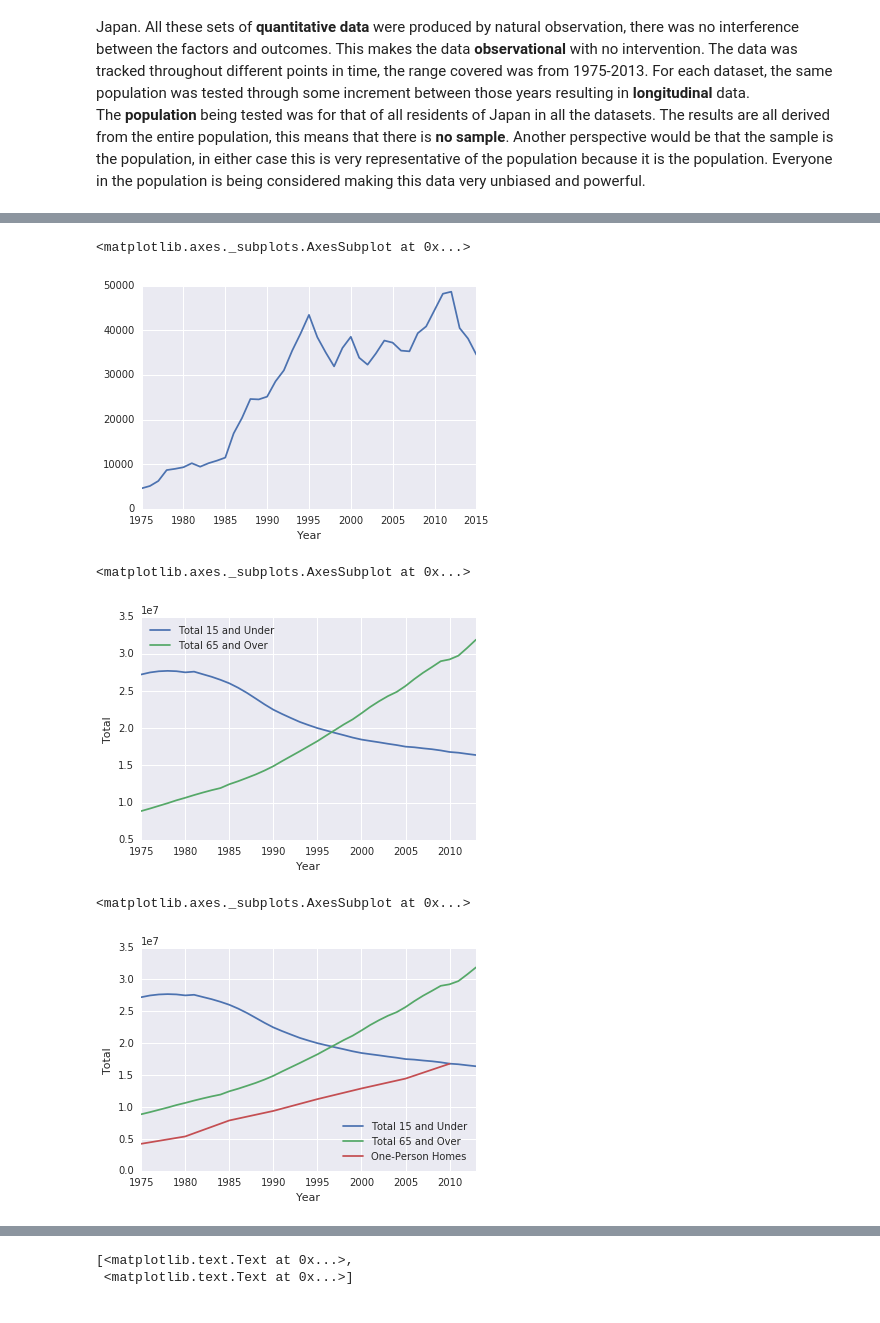
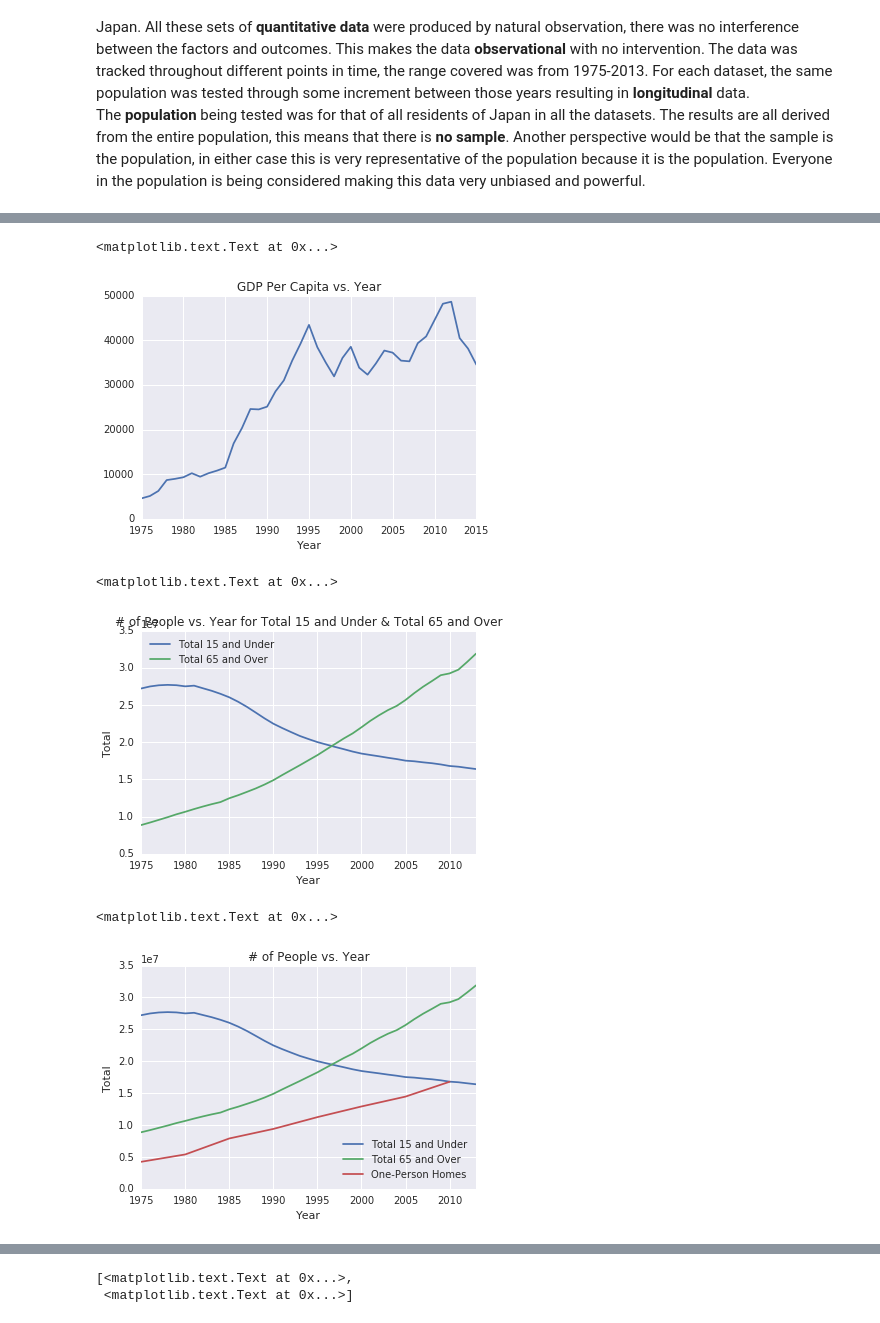
Before and after one commit to AldoSevada/Japan-Population-Analysis, a Jupyter notebook: project.ipynb, the cells around one changed output, grey strips where cells are left out. Cells and saved outputs as stored; diff of their text form; code cells hidden in the pictures.

Commit message:
Added titles to graphs

```diff
--- a/project.ipynb
+++ b/project.ipynb
@@ -243,22 +245,25 @@ over65Frame.plot()
 # %%
 gdpFrame['GDP Per Capita'].plot()
+plt.title('GDP Per Capita vs. Year')
 # %% [output]
-<matplotlib.axes._subplots.AxesSubplot at 0x...>
+<matplotlib.text.Text at 0x...>
-[figure, old version]
+[figure, new version]
 # %%
 # Population
 under15Frame['Total 15 and Under'].plot(legend=True).set(yLabel='Total')
 over65Frame['Total 65 and Over'].plot(legend=True)
+plt.title('# of People vs. Year for Total 15 and Under & Total 65 and Over')
 # %% [output]
-<matplotlib.axes._subplots.AxesSubplot at 0x...>
+<matplotlib.text.Text at 0x...>
-[figure, old version]
+[figure, new version]
 # %%
 # Population and single homes
 under15Frame['Total 15 and Under'].plot(legend=True).set(yLabel='Total')
 over65Frame['Total 65 and Over'].plot(legend=True)
 singleHomeFrame['One-Person Homes'].plot(legend=True)
+plt.title('# of People vs. Year')
 # %% [output]
-<matplotlib.axes._subplots.AxesSubplot at 0x...>
+<matplotlib.text.Text at 0x...>
-[figure, old version]
+[figure, new version]
 # %%
 # Marraiges
```
Also changed, not shown: parts of 3 cells of this notebook.
